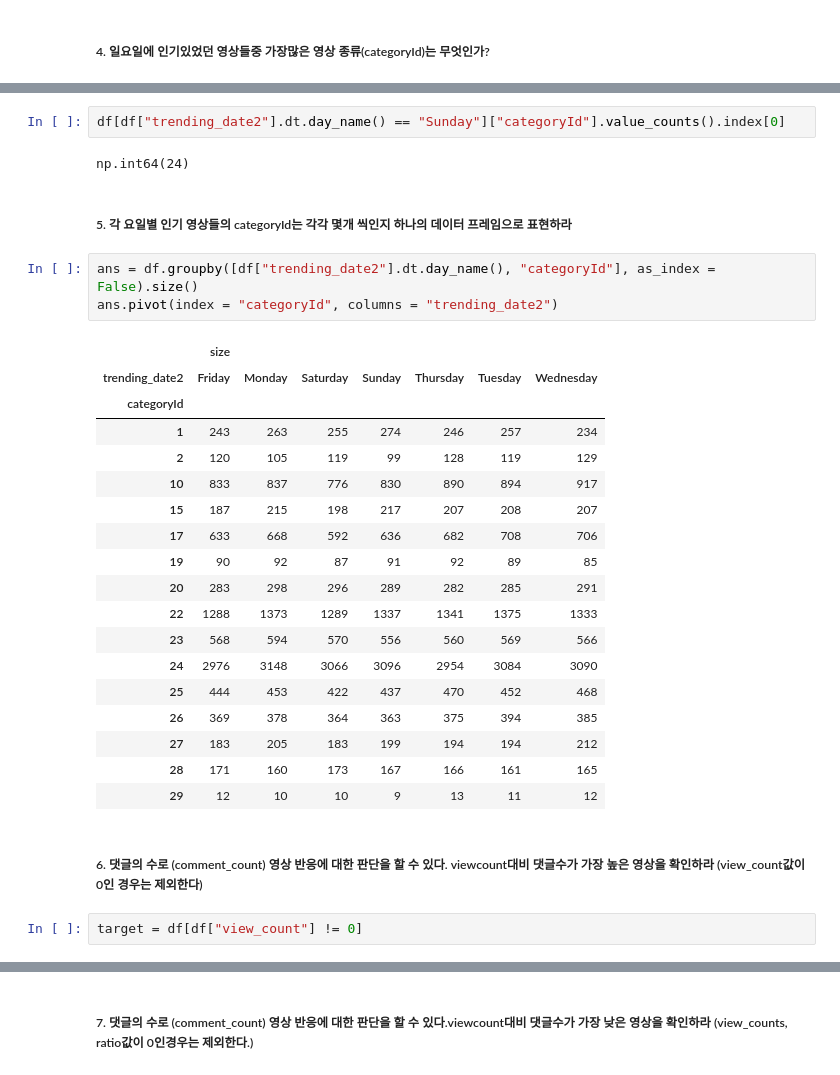
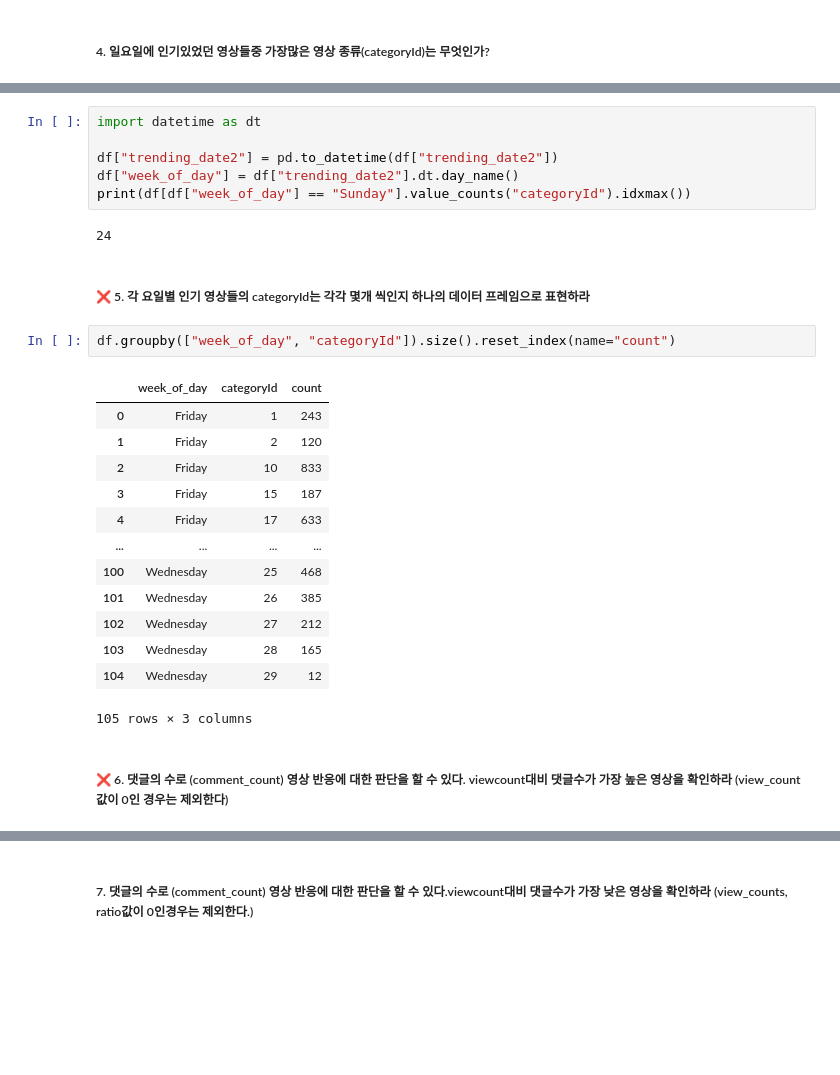
Before and after one commit to cms6090/Big-Data-Analysis, a Jupyter notebook: 1유형/데이터 마님.ipynb, the cells around one changed output, grey strips where cells are left out. Saved outputs shown, nothing was run; the diff lists cells and outputs as text; blank space fills up the shorter version.

```diff
--- a/1유형/데이터 마님.ipynb
+++ b/1유형/데이터 마님.ipynb
@@ -115,32 +47,28 @@ Name: count, dtype: int64
-# %%
-df[df["trending_date2"].dt.day_name() == "Sunday"]["categoryId"].value_counts().index[0]
-# %% [output]
-np.int64(24)
+# %%
+import datetime as dt
+
+df["trending_date2"] = pd.to_datetime(df["trending_date2"])
+df["week_of_day"] = df["trending_date2"].dt.day_name()
+print(df[df["week_of_day"] == "Sunday"].value_counts("categoryId").idxmax())
+# %% [output]
+24
 # %% [markdown]
-##### 5. 각 요일별 인기 영상들의 categoryId는 각각 몇개 씩인지 하나의 데이터 프레임으로 표현하라
+##### ❌ 5. 각 요일별 인기 영상들의 categoryId는 각각 몇개 씩인지 하나의 데이터 프레임으로 표현하라
-# %%
-ans = df.groupby([df["trending_date2"].dt.day_name(), "categoryId"], as_index = False).size()
-ans.pivot(index = "categoryId", columns = "trending_date2")
-# %% [output]
-|  | size |  |  |  |  |  |  |
-| trending_date2 | Friday | Monday | Saturday | Sunday | Thursday | Tuesday | Wednesday |
-| categoryId |  |  |  |  |  |  |  |
-| 1 | 243 | 263 | 255 | 274 | 246 | 257 | 234 |
-| 2 | 120 | 105 | 119 | 99 | 128 | 119 | 129 |
-| 10 | 833 | 837 | 776 | 830 | 890 | 894 | 917 |
-| 15 | 187 | 215 | 198 | 217 | 207 | 208 | 207 |
-| 17 | 633 | 668 | 592 | 636 | 682 | 708 | 706 |
-| 19 | 90 | 92 | 87 | 91 | 92 | 89 | 85 |
-| 20 | 283 | 298 | 296 | 289 | 282 | 285 | 291 |
-| 22 | 1288 | 1373 | 1289 | 1337 | 1341 | 1375 | 1333 |
-| 23 | 568 | 594 | 570 | 556 | 560 | 569 | 566 |
-| 24 | 2976 | 3148 | 3066 | 3096 | 2954 | 3084 | 3090 |
-| 25 | 444 | 453 | 422 | 437 | 470 | 452 | 468 |
-| 26 | 369 | 378 | 364 | 363 | 375 | 394 | 385 |
-| 27 | 183 | 205 | 183 | 199 | 194 | 194 | 212 |
-| 28 | 171 | 160 | 173 | 167 | 166 | 161 | 165 |
-| 29 | 12 | 10 | 10 | 9 | 13 | 11 | 12 |
+# %%
+df.groupby(["week_of_day", "categoryId"]).size().reset_index(name="count")
+# %% [output]
+|  | week_of_day | categoryId | count |
+| 0 | Friday | 1 | 243 |
+| 1 | Friday | 2 | 120 |
+| 2 | Friday | 10 | 833 |
+| 3 | Friday | 15 | 187 |
+| 4 | Friday | 17 | 633 |
+| ... | ... | ... | ... |
+| 100 | Wednesday | 25 | 468 |
+| 101 | Wednesday | 26 | 385 |
+| 102 | Wednesday | 27 | 212 |
+| 103 | Wednesday | 28 | 165 |
+| 104 | Wednesday | 29 | 12 |
+105 rows × 3 columns
 # %% [markdown]
-##### 6. 댓글의 수로 (comment_count) 영상 반응에 대한 판단을 할 수 있다. viewcount대비 댓글수가 가장 높은 영상을 확인하라 (view_count값이 0인 경우는 제외한다)
+##### ❌ 6. 댓글의 수로 (comment_count) 영상 반응에 대한 판단을 할 수 있다. viewcount대비 댓글수가 가장 높은 영상을 확인하라 (view_count값이 0인 경우는 제외한다)
-# %%
-target = df[df["view_count"] != 0]
```
Also changed, not shown: parts of 127 cells of this notebook.
